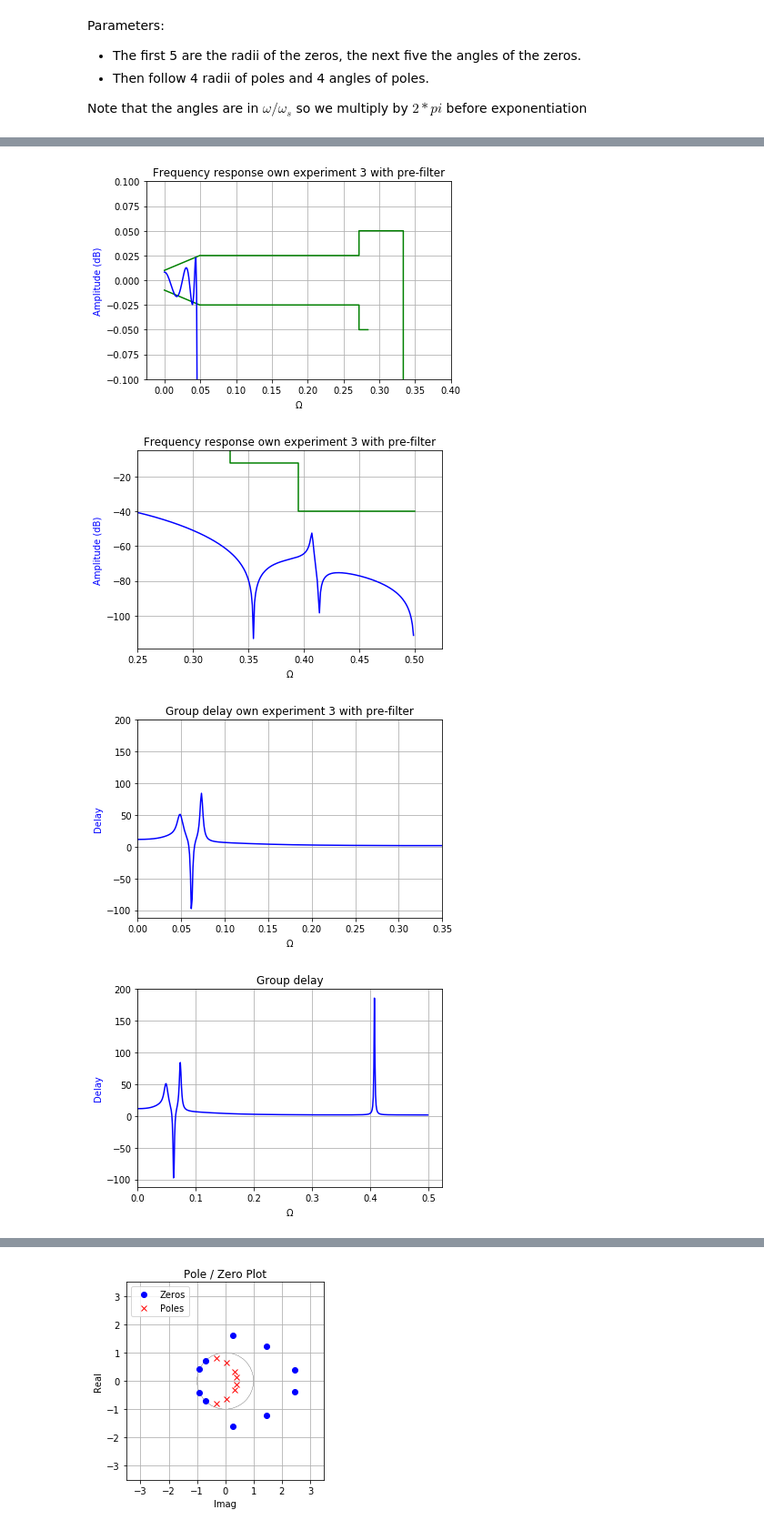
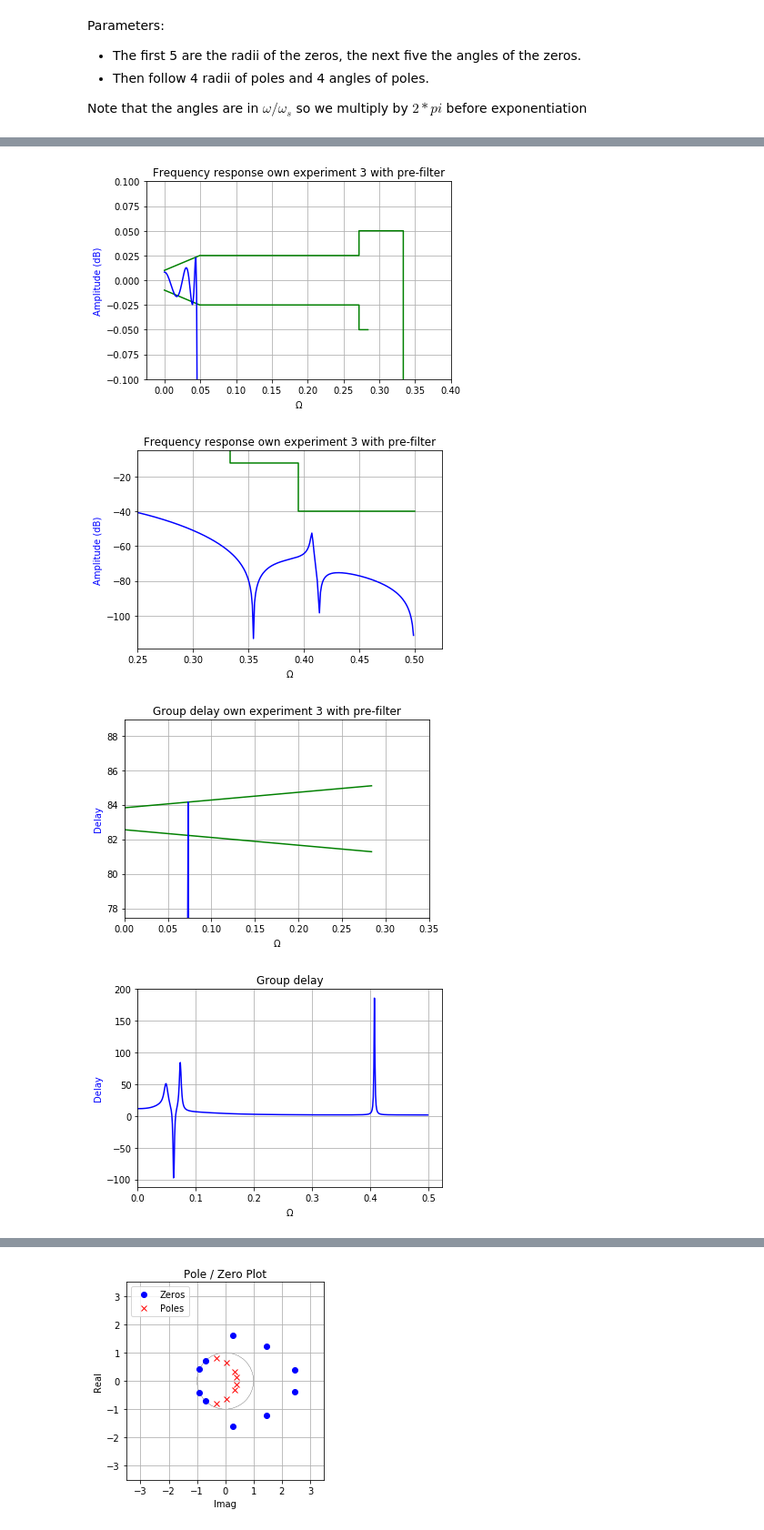
Before and after one commit to schlatterbeck/filter-optimizer, a Jupyter notebook: IIR_Filter.ipynb, the cells around one changed output, grey strips where cells are left out. Shown at 91% size. Drawn from its saved outputs; the diff is of its cells as text; code cells hidden in the pictures.

```diff
--- a/IIR_Filter.ipynb
+++ b/IIR_Filter.ipynb
@@ -254,11 +254,11 @@ constraints_mag_l = \
     ]
 constr_filt_u = \
     [ [0, 0.284]
-    , [0.10125, 0.30375]
+    , np.array ([0.10125, 0.30375]) * 2 * np.pi
     ]
 constr_filt_l = \
     [ [0, 0.284]
-    , [-0.10125, -0.30375]
+    , np.array ([-0.10125, -0.30375]) * 2 * np.pi
     ]
 filter_constr = [constr_filt_u, constr_filt_l]
 
@@ -295,8 +295,8 @@ for idx in (3, 4, 5, 6, 7, 8) :
 [figure]
 [figure]
 [figure]
 [figure]
-[figure, old version]
+[figure, new version]
 [figure]
 [figure]
 [figure]
```
Also changed, not shown: parts of 1 cell of this notebook, 2 other files.
